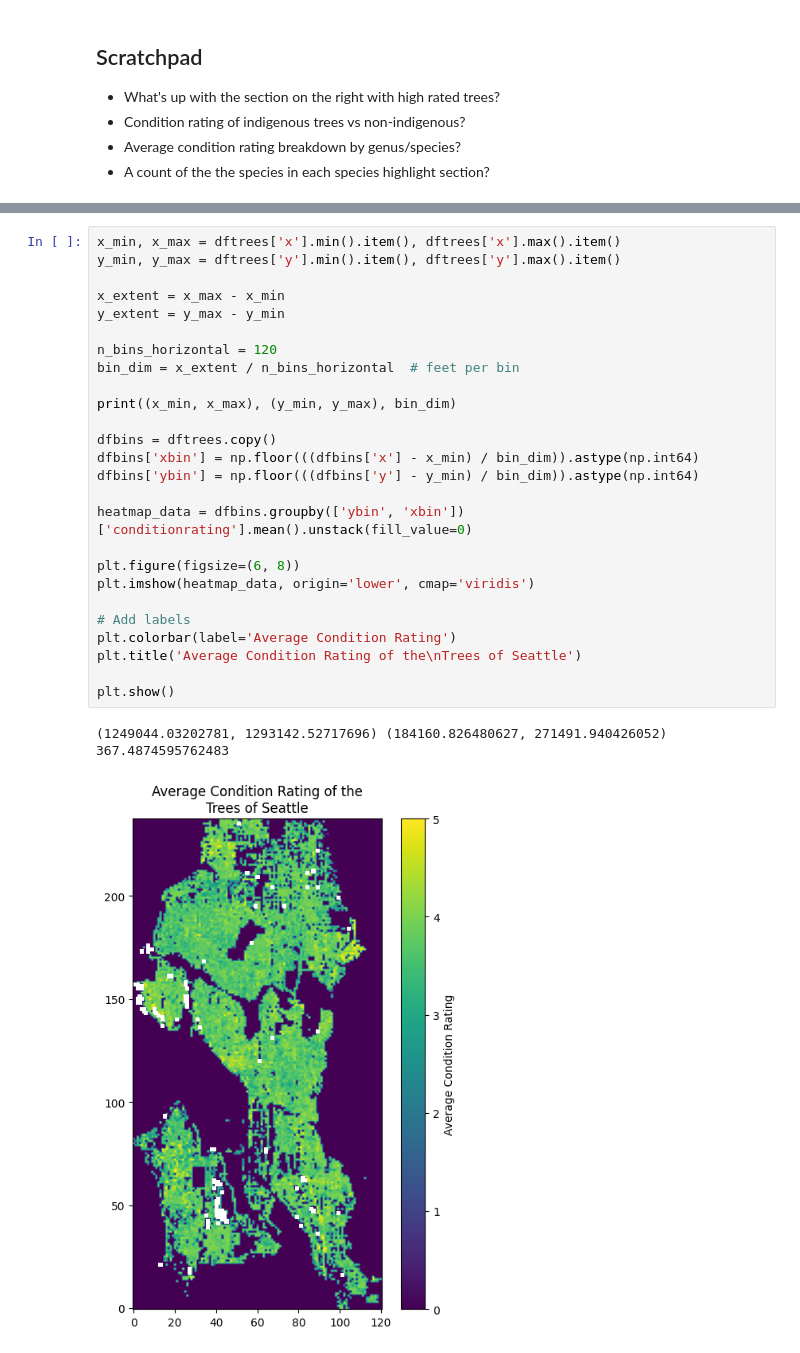
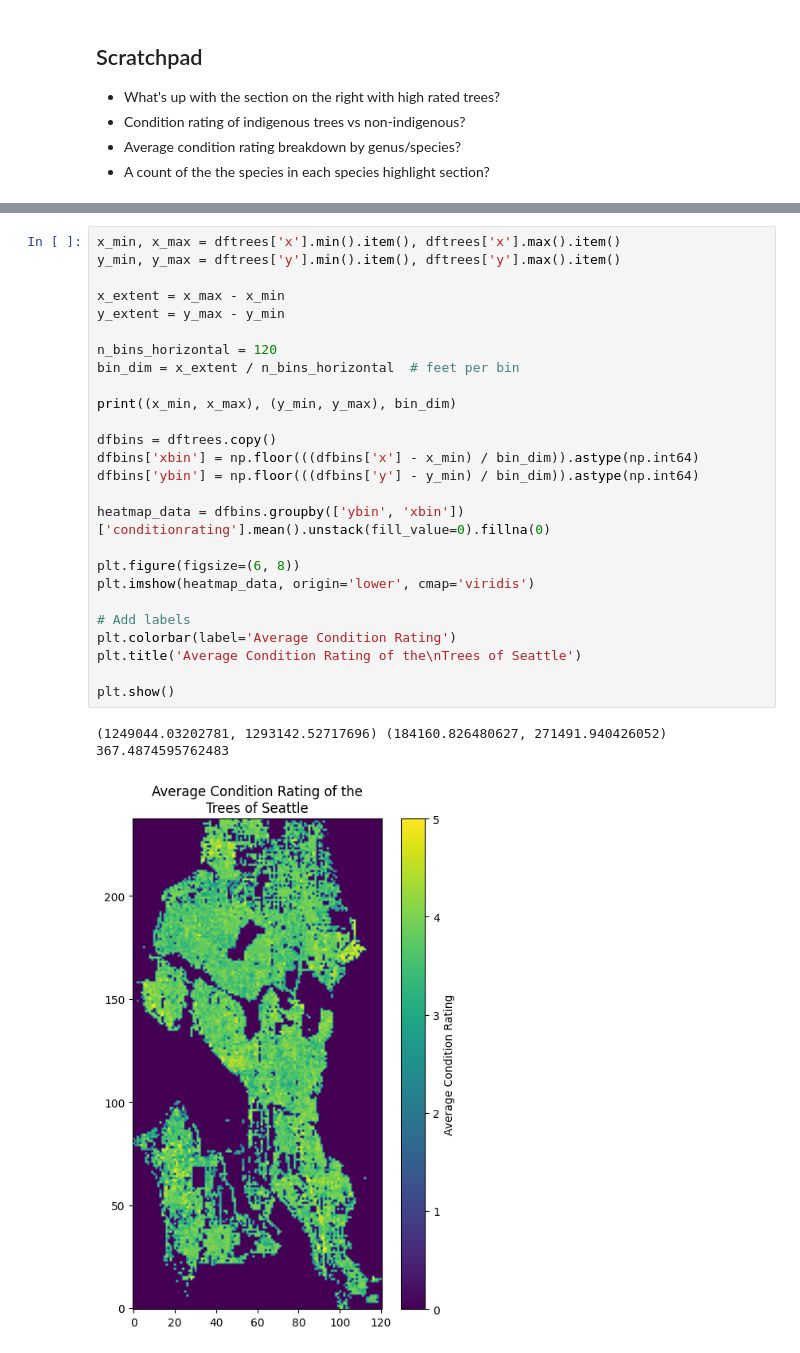
Before and after one commit to fractalate/data-trees-seattle, a Jupyter notebook: indigenous_trees.ipynb, the cells around one changed output, grey strips where cells are left out. Saved outputs shown, nothing was run; the diff lists cells and outputs as text.

Commit message:
Cleanup of Heatmaps, Removal of Non-interesting Listings and Charts

```diff
--- a/indigenous_trees.ipynb
+++ b/indigenous_trees.ipynb
@@ -407,32 +383,32 @@ plt.show()
 # %%
 x_min, x_max = dftrees['x'].min().item(), dftrees['x'].max().item()
 y_min, y_max = dftrees['y'].min().item(), dftrees['y'].max().item()
 
 x_extent = x_max - x_min
 y_extent = y_max - y_min
 
 n_bins_horizontal = 120
 bin_dim = x_extent / n_bins_horizontal  # feet per bin
 
 print((x_min, x_max), (y_min, y_max), bin_dim)
 
 dfbins = dftrees.copy()
 dfbins['xbin'] = np.floor(((dfbins['x'] - x_min) / bin_dim)).astype(np.int64)
 dfbins['ybin'] = np.floor(((dfbins['y'] - y_min) / bin_dim)).astype(np.int64)
 
-heatmap_data = dfbins.groupby(['ybin', 'xbin'])['conditionrating'].mean().unstack(fill_value=0)
+heatmap_data = dfbins.groupby(['ybin', 'xbin'])['conditionrating'].mean().unstack(fill_value=0).fillna(0)
 
 plt.figure(figsize=(6, 8))
 plt.imshow(heatmap_data, origin='lower', cmap='viridis')
 
 # Add labels
 plt.colorbar(label='Average Condition Rating')
 plt.title('Average Condition Rating of the\nTrees of Seattle')
 
 plt.show()
 # %% [output]
 (1249044.03202781, 1293142.52717696) (184160.826480627, 271491.940426052) 367.4874595762483
-[figure, old version]
+[figure, new version]
 # %%
 x_min, x_max = dftrees['x'].min().item(), dftrees['x'].max().item()
 y_min, y_max = dftrees['y'].min().item(), dftrees['y'].max().item()
```
Also changed, not shown: parts of 13 cells of this notebook.
